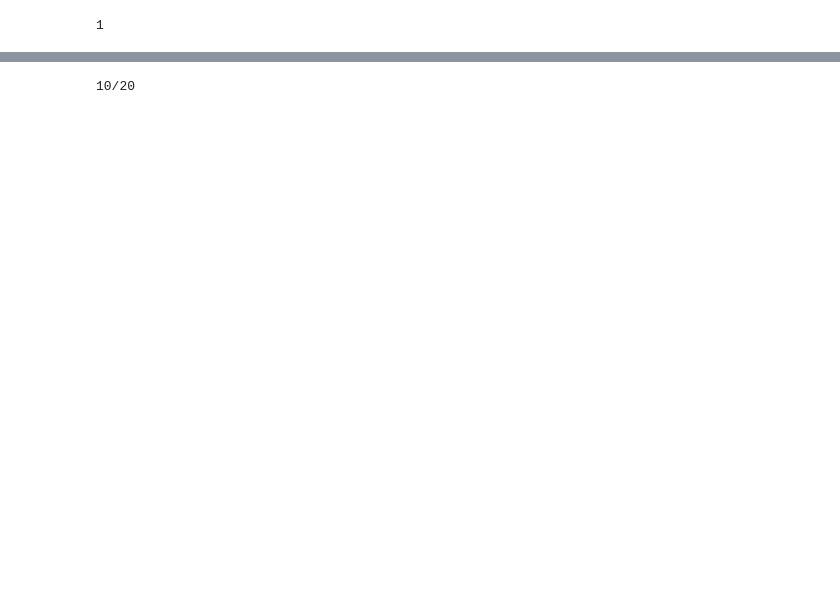
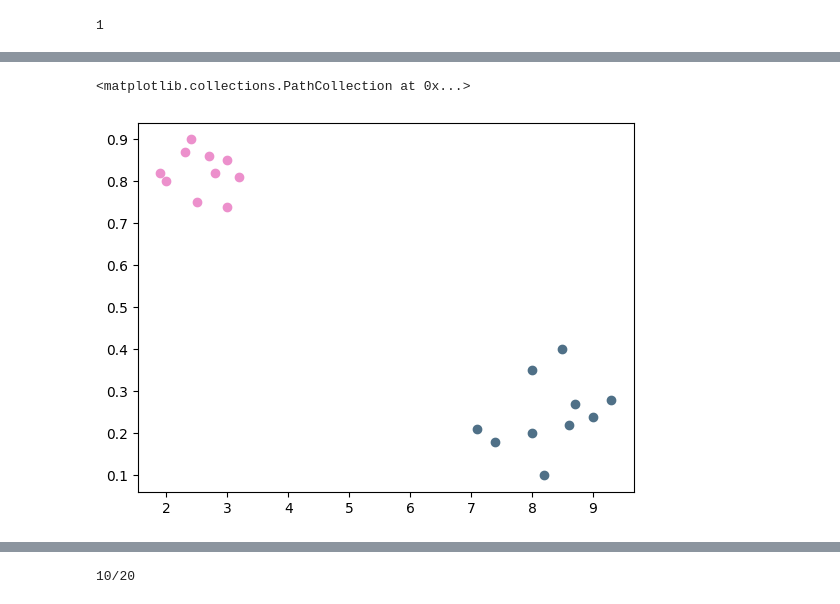
Before and after one commit to Lehr-Lern-Labor/SCKI, a Jupyter notebook: 02 - Perzeptron/02_Perzeptron.ipynb, the cells around one changed output, grey strips where cells are left out. Saved outputs shown, nothing was run; the diff lists cells and outputs as text; code cells hidden in the pictures; blank space fills up the shorter version.

```diff
--- a/02 - Perzeptron/02_Perzeptron.ipynb
+++ b/02 - Perzeptron/02_Perzeptron.ipynb
@@ -117,0 +81,15 @@ plt.show()
+# %%
+hoehe_eier_blaumeise = [2, 2.5, 2.7, 1.9, 3, 2.4, 2.8, 2.3, 3, 3.2]
+helligkeit_eier_blaumeise = [0.8, 0.75, 0.86, 0.82, 0.74, 0.9, 0.82, 0.87, 0.85, 0.81]
+
+hoehe_eier_greifvogel = [8.2, 8, 9, 7.4, 7.1, 8.7, 9.3, 8.6, 8.0, 8.5]
+helligkeit_eier_greifvogel = [0.1, 0.2, 0.24, 0.18, 0.21, 0.27, 0.28, 0.22, 0.35, 0.4]
+
+farbe_eier_blaumeise = '#ec90cc'
+farbe_eier_greifvogel = '#4f7087'
+
+plt.scatter(hoehe_eier_blaumeise, helligkeit_eier_blaumeise, color = farbe_eier_blaumeise)
+plt.scatter(hoehe_eier_greifvogel, helligkeit_eier_greifvogel, color = farbe_eier_greifvogel)
+# %% [output]
+<matplotlib.collections.PathCollection at 0x...>
+[figure, added]
```
Also changed, not shown: parts of 21 cells of this notebook, 4 other files.
